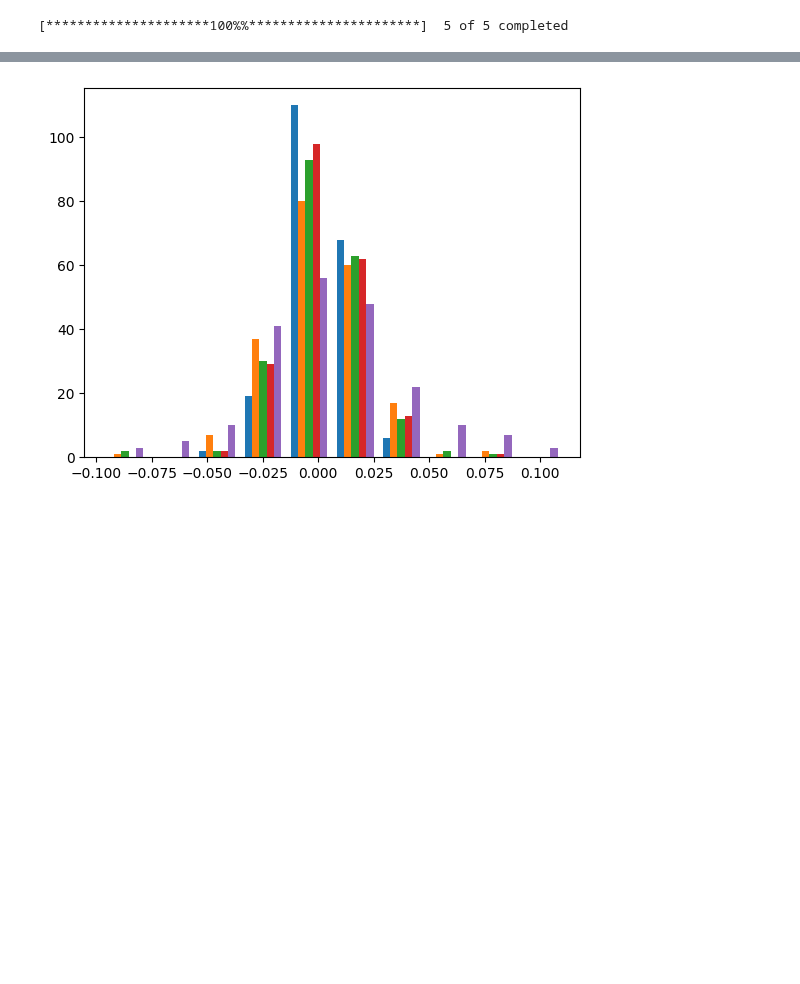
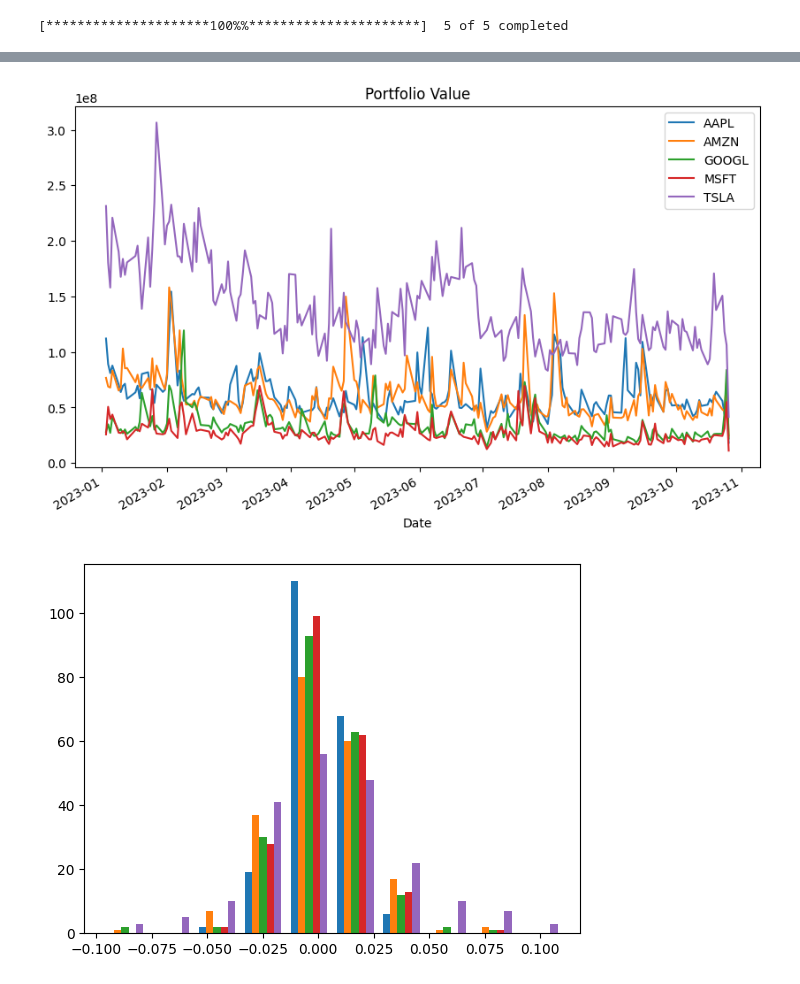
Before and after one commit to Finardiprof/Python, a Jupyter notebook: Copia_di_Portafoglio.ipynb, the cells around one changed output, grey strips where cells are left out. Saved outputs shown, nothing was run; the diff lists cells and outputs as text; code cells hidden in the pictures; blank space fills up the shorter version.

```diff
--- a/Copia_di_Portafoglio.ipynb
+++ b/Copia_di_Portafoglio.ipynb
@@ -17,6 +17,8 @@ shares = [10, 10, 10, 10, 10]  # Replace with your own share quantities
 portfolio_value = (portfolio_data['Adj Close'] * shares).sum(axis=1)
 
 # Visualize the portfolio value
+portfolio_data.Close.plot(figsize=(10, 6), title="Stock prices")
+plt.show()
 portfolio_value.plot(figsize=(10, 6), title="Portfolio Value")
 plt.show()
 daily_returns.plot(figsize=(10, 6), title="Portfolio Value")
@@ -50 +50,2 @@ from google.colab import files
-[figure, old version]
+[figure, new version]
+[figure, added]
```
Also changed, not shown: parts of 1 cell of this notebook.
